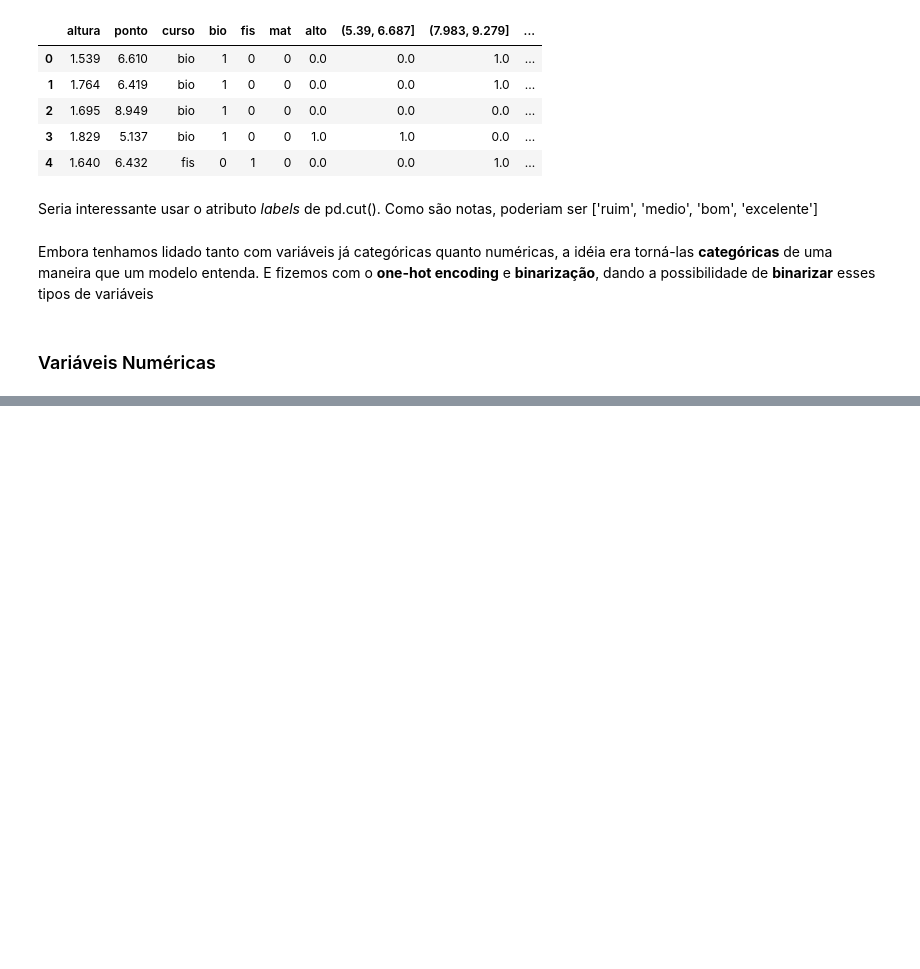
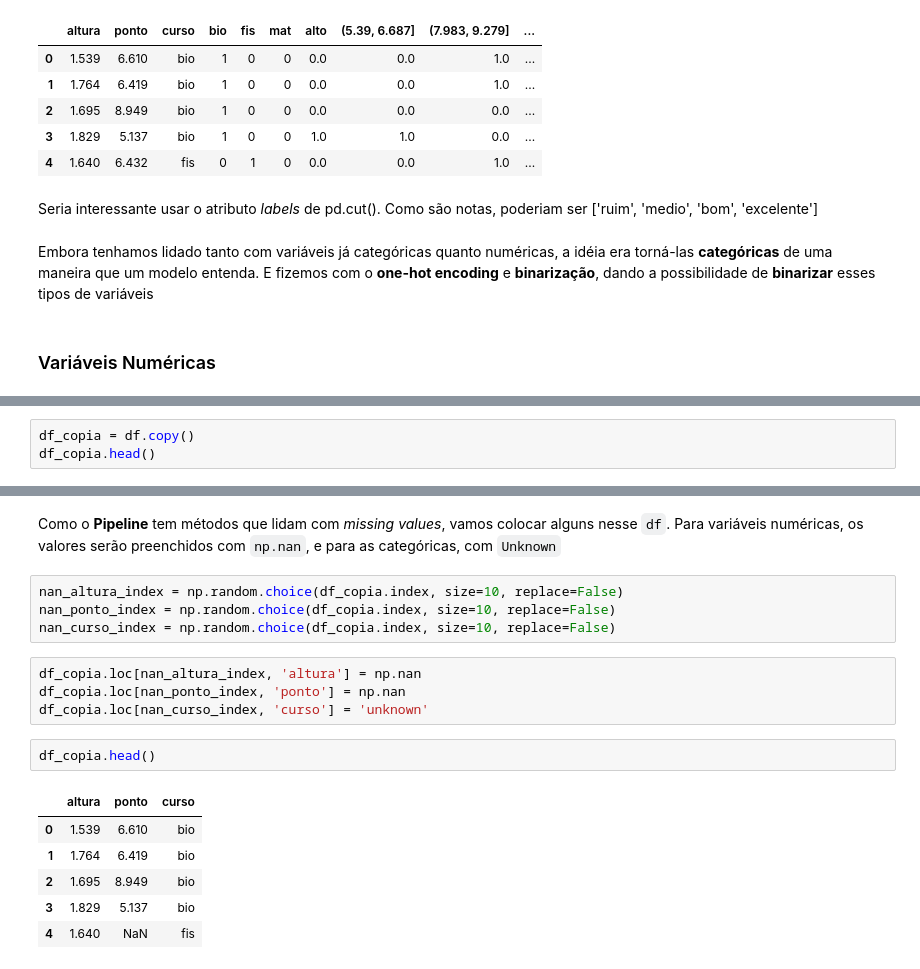
Before and after one commit to mikaelcordeiro/semanas, a Jupyter notebook: semana7/teoria.ipynb, the cells around one changed output, grey strips where cells are left out. Cells and saved outputs as stored; diff of their text form; blank space fills up the shorter version.

Commit message:
termina pipeline

```diff
--- a/semana7/teoria.ipynb
+++ b/semana7/teoria.ipynb
@@ -198,0 +295,3 @@ Agora, olharemos para as variáveis numéricas com o intuito de deixá-las com a
+# %%
+df_copia = df.copy()
+df_copia.head()
@@ -198,0 +305,19 @@ Agora, olharemos para as variáveis numéricas com o intuito de deixá-las com a
+# %% [markdown]
+Como o **Pipeline** tem métodos que lidam com *missing values*, vamos colocar alguns nesse `df`. Para variáveis numéricas, os valores serão preenchidos com `np.nan`, e para as categóricas, com `Unknown`
+# %%
+nan_altura_index = np.random.choice(df_copia.index, size=10, replace=False)
+nan_ponto_index = np.random.choice(df_copia.index, size=10, replace=False)
+nan_curso_index = np.random.choice(df_copia.index, size=10, replace=False)
+# %%
+df_copia.loc[nan_altura_index, 'altura'] = np.nan
+df_copia.loc[nan_ponto_index, 'ponto'] = np.nan
+df_copia.loc[nan_curso_index, 'curso'] = 'unknown'
+# %%
+df_copia.head()
+# %% [output]
+|  | altura | ponto | curso |
+| 0 | 1.539 | 6.610 | bio |
+| 1 | 1.764 | 6.419 | bio |
+| 2 | 1.695 | 8.949 | bio |
+| 3 | 1.829 | 5.137 | bio |
+| 4 | 1.640 | NaN | fis |
```
Also changed, not shown: parts of 36 cells of this notebook.
